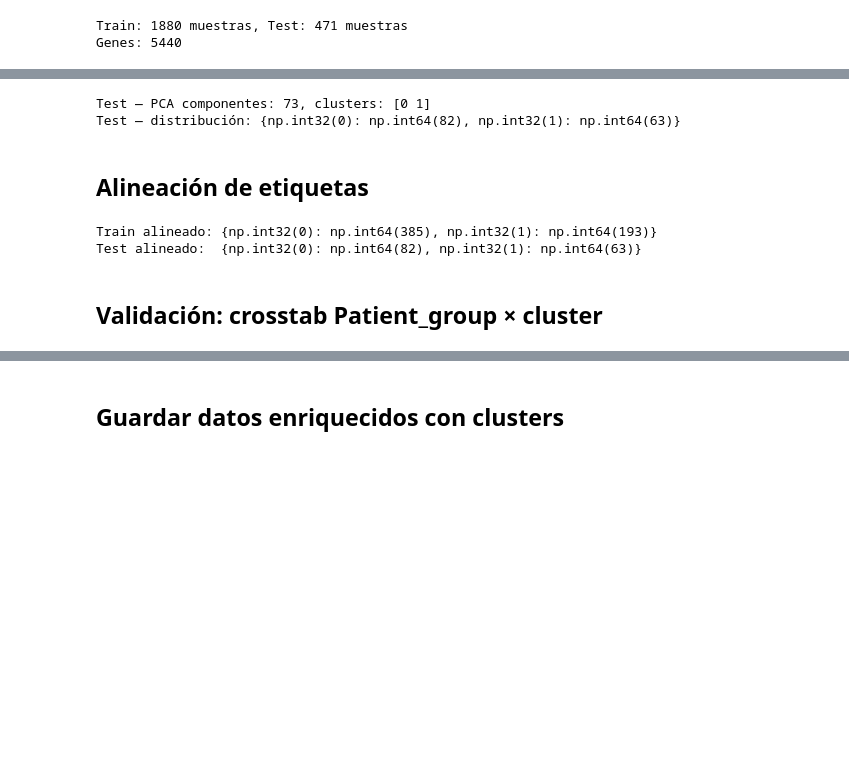
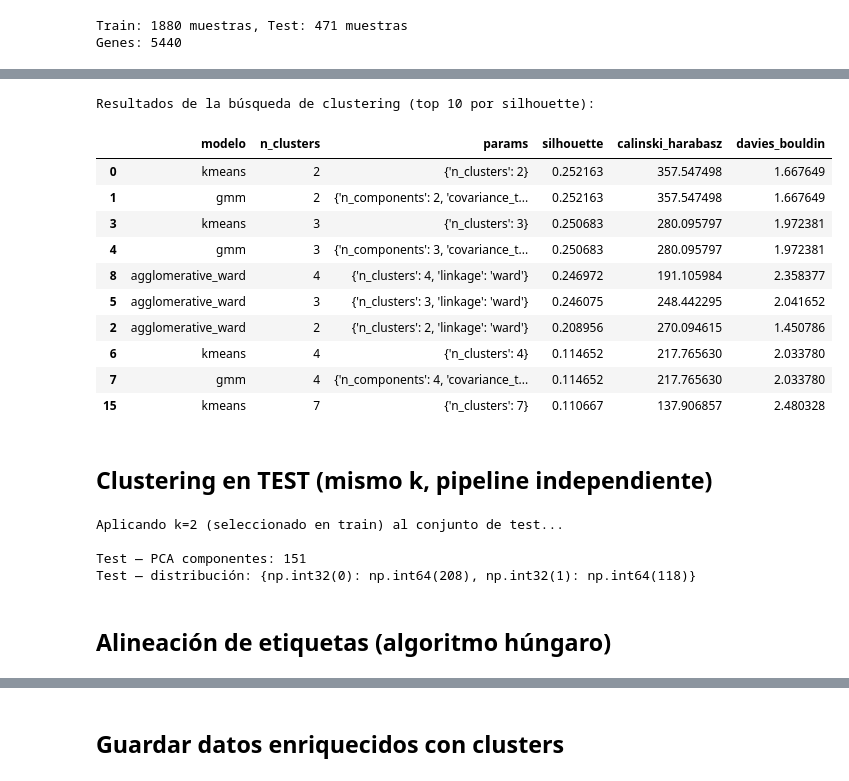
Before and after one commit to MisterMito/TFM, a Jupyter notebook: notebooks/1.2-ssic-unsupervised-cluster-labels.ipynb, the cells around one changed output, grey strips where cells are left out. Drawn from its saved outputs; the diff is of its cells as text; code cells hidden in the pictures; blank space fills up the shorter version.

```diff
--- a/notebooks/1.2-ssic-unsupervised-cluster-labels.ipynb
+++ b/notebooks/1.2-ssic-unsupervised-cluster-labels.ipynb
@@ -65,13 +70,13 @@ Genes: 5440
 # %%
-mask_nm_train = df_train["Class_group"] == "nonMalignant"
-mask_nm_test  = df_test["Class_group"] == "nonMalignant"
+mask_mal_train = df_train["Class_group"] == "Malignant"
+mask_mal_test  = df_test["Class_group"] == "Malignant"
 
-X_nm_train = df_train.loc[mask_nm_train, gene_cols]
-X_nm_test  = df_test.loc[mask_nm_test, gene_cols]
+X_mal_train = df_train.loc[mask_mal_train, gene_cols]
+X_mal_test  = df_test.loc[mask_mal_test, gene_cols]
 
-meta_nm_train = df_train.loc[mask_nm_train, metadata_cols].copy()
-meta_nm_test  = df_test.loc[mask_nm_test, metadata_cols].copy()
+meta_mal_train = df_train.loc[mask_mal_train, metadata_cols].copy()
+meta_mal_test  = df_test.loc[mask_mal_test, metadata_cols].copy()
 
-print(f"nonMalignant train: {X_nm_train.shape}")
-print(f"nonMalignant test:  {X_nm_test.shape}")
+print(f"Malignant train: {X_mal_train.shape}")
+print(f"Malignant test:  {X_mal_test.shape}")
 # %% [output]
@@ -94,30 +117,39 @@ Train — distribución: {np.int32(0): np.int64(385), np.int32(1): np.int64(193)
 # %%
-labels_test, scaler_test, pca_test = generate_nonmalignant_clusters(
-    X_nm_test,
-    pca_variance=PCA_VARIANCE,
-    n_clusters=N_CLUSTERS,
-    random_state=RANDOM_STATE,
-)
-print(f"Test — PCA componentes: {pca_test.n_components_}, clusters: {np.unique(labels_test)}")
-print(f"Test — distribución: {dict(zip(*np.unique(labels_test, return_counts=True)))}")
+# Tabla de resultados de la búsqueda
+print("Resultados de la búsqueda de clustering (top 10 por silhouette):")
+display(df_search.sort_values("silhouette", ascending=False).head(10))
 # %% [output]
-Test — PCA componentes: 73, clusters: [0 1]
-Test — distribución: {np.int32(0): np.int64(82), np.int32(1): np.int64(63)}
+Resultados de la búsqueda de clustering (top 10 por silhouette):
+|  | modelo | n_clusters | params | silhouette | calinski_harabasz | davies_bouldin |
+| 0 | kmeans | 2 | {'n_clusters': 2} | 0.252163 | 357.547498 | 1.667649 |
+| 1 | gmm | 2 | {'n_components': 2, 'covariance_t... | 0.252163 | 357.547498 | 1.667649 |
+| 3 | kmeans | 3 | {'n_clusters': 3} | 0.250683 | 280.095797 | 1.972381 |
+| 4 | gmm | 3 | {'n_components': 3, 'covariance_t... | 0.250683 | 280.095797 | 1.972381 |
+| 8 | agglomerative_ward | 4 | {'n_clusters': 4, 'linkage': 'ward'} | 0.246972 | 191.105984 | 2.358377 |
+| 5 | agglomerative_ward | 3 | {'n_clusters': 3, 'linkage': 'ward'} | 0.246075 | 248.442295 | 2.041652 |
+| 2 | agglomerative_ward | 2 | {'n_clusters': 2, 'linkage': 'ward'} | 0.208956 | 270.094615 | 1.450786 |
+| 6 | kmeans | 4 | {'n_clusters': 4} | 0.114652 | 217.765630 | 2.033780 |
+| 7 | gmm | 4 | {'n_components': 4, 'covariance_t... | 0.114652 | 217.765630 | 2.033780 |
+| 15 | kmeans | 7 | {'n_clusters': 7} | 0.110667 | 137.906857 | 2.480328 |
 # %% [markdown]
-## Alineación de etiquetas
+## Clustering en TEST (mismo k, pipeline independiente)
 # %%
-labels_train_al, labels_test_al = align_cluster_labels(
-    labels_train, labels_test,
-    meta_nm_train, meta_nm_test,
-    reference_group="Asymptomatic controls",
-    patient_group_col="Patient_group",
+best_k = int(best_summary["n_clusters"])
+print(f"Aplicando k={best_k} (seleccionado en train) al conjunto de test...\n")
+
+labels_test, scaler_test, pca_test = generate_malignant_clusters_fixed_k(
+    X_mal_test,
+    n_clusters=best_k,
+    pca_variance=PCA_VARIANCE,
+    random_state=RANDOM_STATE,
 )
-
-print("Train alineado:", dict(zip(*np.unique(labels_train_al, return_counts=True))))
-print("Test alineado: ", dict(zip(*np.unique(labels_test_al, return_counts=True))))
+print(f"Test — PCA componentes: {pca_test.n_components_}")
+print(f"Test — distribución: {dict(zip(*np.unique(labels_test, return_counts=True)))}")
 # %% [output]
-Train alineado: {np.int32(0): np.int64(385), np.int32(1): np.int64(193)}
-Test alineado:  {np.int32(0): np.int64(82), np.int32(1): np.int64(63)}
+Aplicando k=2 (seleccionado en train) al conjunto de test...
+
+Test — PCA componentes: 151
+Test — distribución: {np.int32(0): np.int64(208), np.int32(1): np.int64(118)}
 # %% [markdown]
-## Validación: crosstab Patient_group × cluster
+## Alineación de etiquetas (algoritmo húngaro)
 # %%
```
Also changed, not shown: parts of 18 cells of this notebook.
